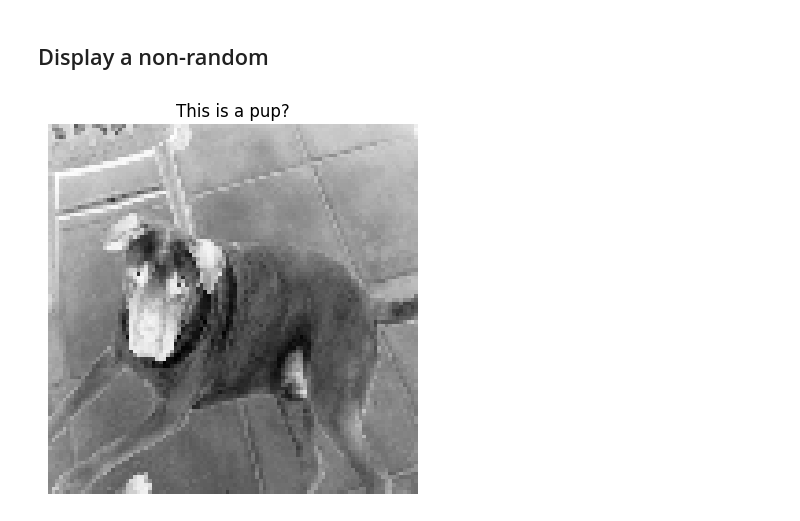
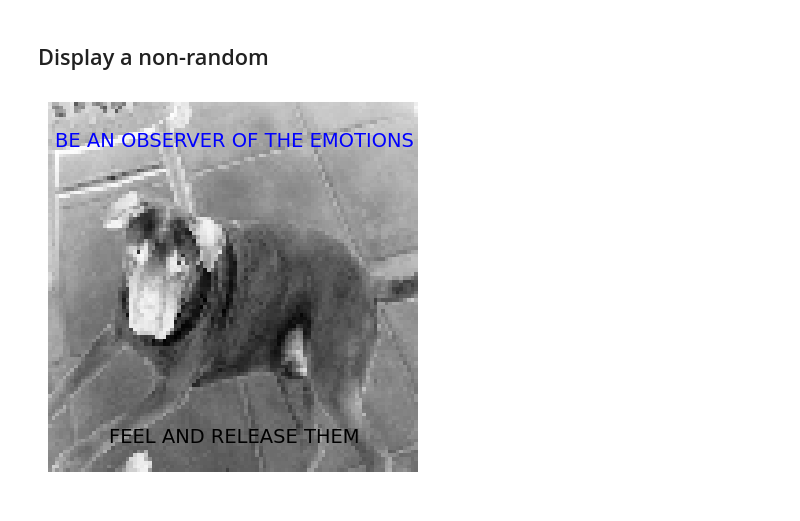
Before and after one commit to Cole-Pd/DeepDive, a Jupyter notebook: Dog_cat_random_image_generator.ipynb, the cells around one changed output. Saved outputs shown, nothing was run; the diff lists cells and outputs as text; code cells hidden in the pictures.

```diff
--- a/Dog_cat_random_image_generator.ipynb
+++ b/Dog_cat_random_image_generator.ipynb
@@ -91,11 +87,15 @@ plt.title('This is a pup?') ; #Change your title by changing the text between th
 # %% [markdown]
 ## Display a non-random
-# %%
-# Change the below V number to display that index's image.
-plt.imshow(dataset[38],'Greys') ;
-plt.axis('off');
-
-# Place a '#' sign in front of "plt.title('')" to turn the title off
-plt.title('This is a pup?') ; #Change your title by changing the text between the quotes.
-# %% [output]
-[figure, removed]
+# %%
+plt.imshow(dataset[38],'Greys') ;
+plt.axis('off')
+
+#plt.title('add a title between the quotes and delete the #')
+#  Change text position
+#        V    V
+plt.text(50, 10,'BE AN OBSERVER OF THE EMOTIONS', ha='center', va='center', fontsize=14, color='Blue');
+
+plt.text(50, 90,'FEEL AND RELEASE THEM', ha='center', va='center', fontsize=14, color='Black');
+#                  ^ Change TEXT ^
+# %% [output]
+[figure, added]
```
Also changed, not shown: parts of 8 cells of this notebook.
